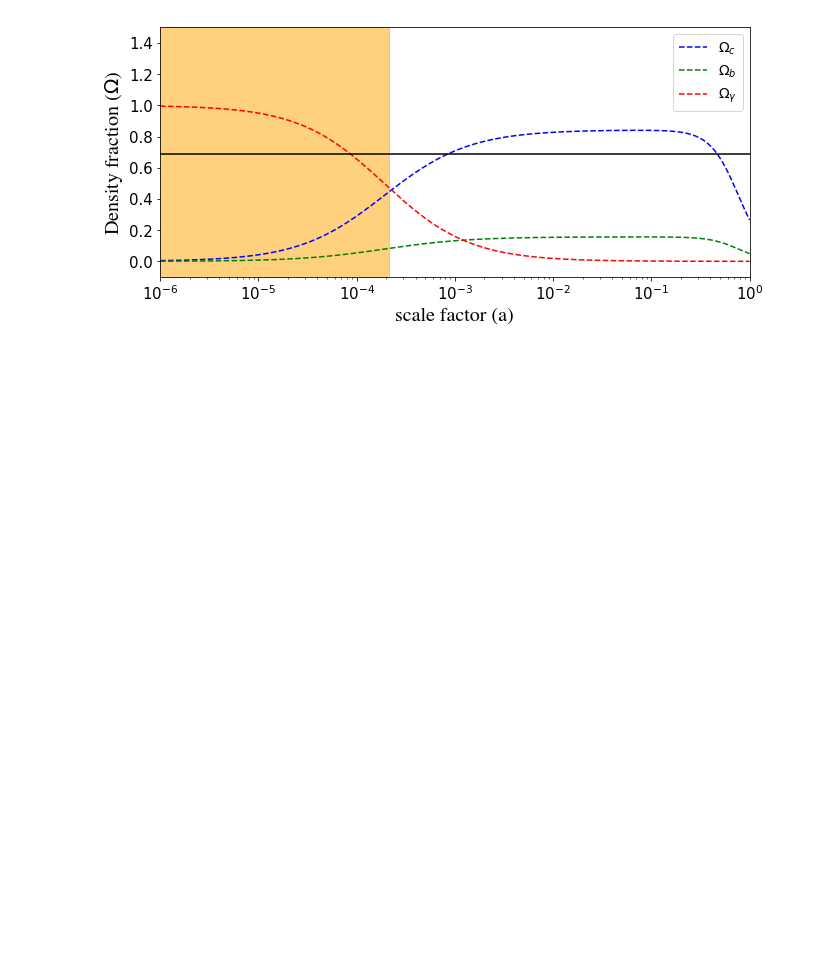
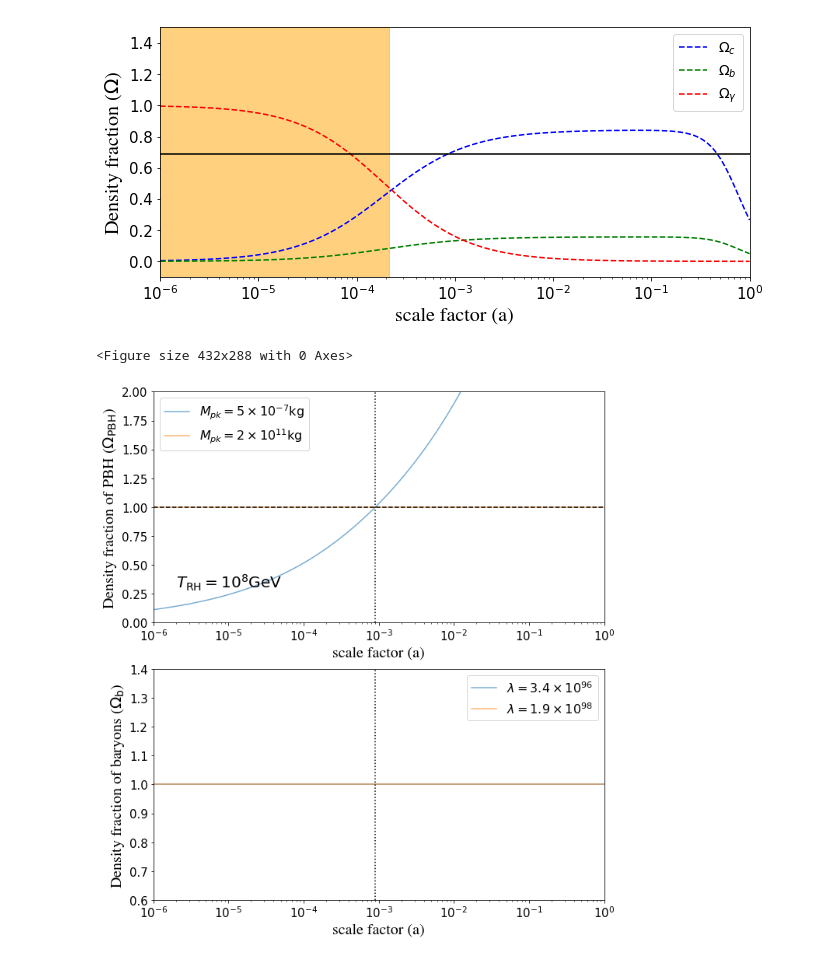
Before and after one commit to nebblu/PBH, a Jupyter notebook: plots.ipynb, the cells around one changed output. Drawn from its saved outputs; the diff is of its cells as text; code cells hidden in the pictures; blank space fills up the shorter version.

```diff
--- a/plots.ipynb
+++ b/plots.ipynb
@@ -134,3 +139,73 @@ plt.savefig('plots/lcdm_epochs.png', format="png", bbox_inches = 'tight')
 # %% [output]
 <Figure size 432x288 with 0 Axes>
 [figure]
+# %%
+fig0 = plt.figure()
+
+plt.figure(figsize=(10,10))
+
+#Load Omega_pbh data at early and late times
+dat1 = np.loadtxt("data/8gev+9orad+rem/peakm_5e-7_rem.dat")
+dat2 = np.loadtxt("data/8gev+9orad+rem/peakm_2e11_rem.dat")
+dat4 = np.loadtxt("data/8gev+9orad+rem/peakm_5e13_rem.dat")
+
+dat1a = np.loadtxt("data/8gev+9orad/peakm_5e-7.dat")
+dat2b = np.loadtxt("data/8gev+9orad/peakm_2e11.dat")
+dat4c = np.loadtxt("data/8gev+9orad/peakm_5e13.dat")
+
+avals = np.logspace(-6, 0, num=1000)
+
+ax = plt.subplot(2, 1, 1)
+plt.xscale('log')
+
+#plt.plot(avals, Omegac(avals),linestyle='dashed', color='b', label= '$\Omega_c$',alpha=1.)
+
+plt.plot(dat1[:,0], dat1[:,1]/dat1a[:,1] , label='$M_{pk} = 5\\times 10^{-7}$kg', alpha=0.6)
+plt.plot(dat2[:,0], dat2[:,1]/dat2b[:,1], label='$M_{pk} = 2\\times 10^{11}$kg', alpha=0.6)
+#plt.plot(dat3[:,0], dat3[:,1], label='$M_{pk} = 5\\times 10^{11}$kg',alpha=0.6)
+#plt.plot(dat4[:,0], dat4[:,1]/dat4c [:,1], label='$M_{pk} = 5\\times 10^{13}$kg',alpha=0.6)
+#plt.plot(dat5[:,0], dat5[:,1], label='$M_{pk} = 5\\times 10^{33}$kg',alpha=0.6)
+
+plt.axhline(y=1., xmin=0., xmax=10,color='k',linestyle='dashed')
+plt.axvline(acmb,0.,10, color='k', linestyle='dotted')
+
+plt.text(2e-6, 0.3 , '$T_{\\rm RH} = 10^{8}{\\rm GeV}$',  **font1)
+
+
+ax.tick_params(axis='both', which='major', labelsize=15)
+plt.ylim(0.,2)
+plt.xlim(ai,1)
+plt.ylabel('Density fraction of PBH ($\Omega_{\\rm PBH}$) ',**font1)
+plt.xlabel('scale factor (a)', **font1)
+plt.legend(loc='best',prop={'size': 16})
+plt.tight_layout(pad=3.0)
+
+ax = plt.subplot(2, 1, 2)
+plt.xscale('log')
+
+#plt.plot(avals, Omegab(avals),linestyle='dashed', color='r', label= '$\Omega_b$',alpha=1.)
+
+plt.plot(dat1[:,0], dat1[:,2]/dat1a[:,2], label='$\lambda = 3.4\\times 10^{96}$', alpha=0.6)
+plt.plot(dat2[:,0], dat2[:,2]/dat2b[:,2], label='$\lambda = 1.9\\times 10^{98}$', alpha=0.6)
+#plt.plot(dat3[:,0], dat3[:,2], label='$\lambda = 4.8\\times 10^{98}$', alpha=0.6)
+#plt.plot(dat4[:,0], dat4[:,2]/dat4c[:,2], label='$\lambda = 4.7\\times 10^{100}$', alpha=0.6)
+#plt.plot(dat5[:,0], dat5[:,2], label='$\lambda = 3.5\\times 10^{120}$', alpha=0.6)
+
+plt.axvline(acmb,0.,10, color='k', linestyle='dotted')
+
+ax.tick_params(axis='both', which='major', labelsize=15)
+plt.ylim(0.6,1.4)
+plt.xlim(ai,1)
+plt.ylabel('Density fraction of baryons ($\Omega_{\\rm b}$) ',**font1)
+plt.xlabel('scale factor (a)', **font1)
+plt.legend(loc='best',prop={'size': 16})
+
+
+#plt.setp(plt.subplot(2,1,1).get_xticklabels(), visible=False)
+plt.subplots_adjust(hspace=0.2)
+plt.subplots_adjust(wspace=0.)
+
+plt.savefig('plots/remnants.png', format="png", bbox_inches = 'tight')
+# %% [output]
+<Figure size 432x288 with 0 Axes>
+[figure, added]
```
Also changed, not shown: parts of 2 cells of this notebook, 2 other files.
